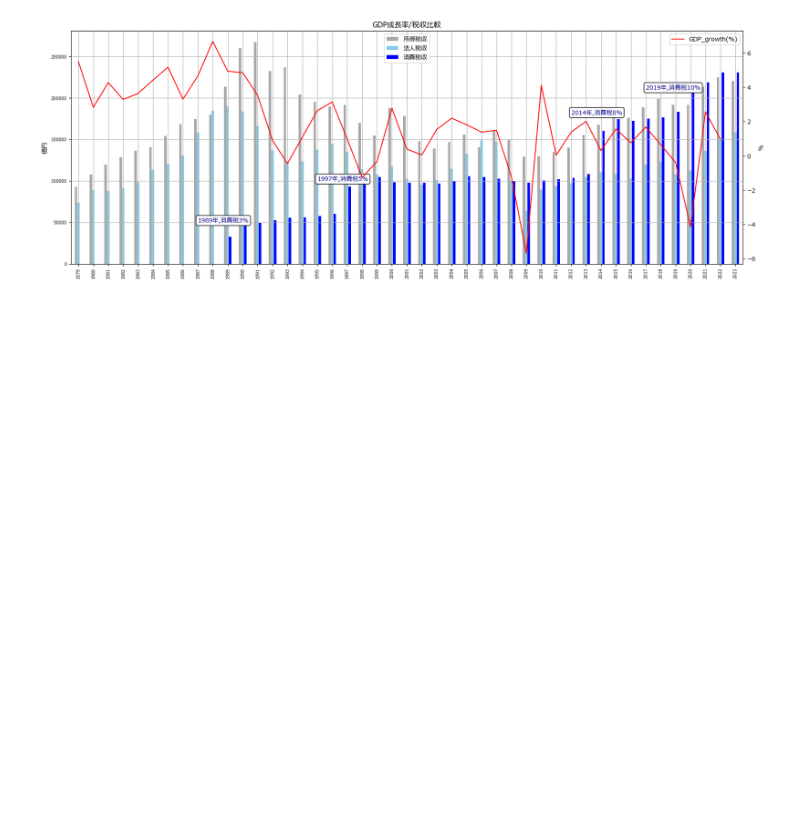
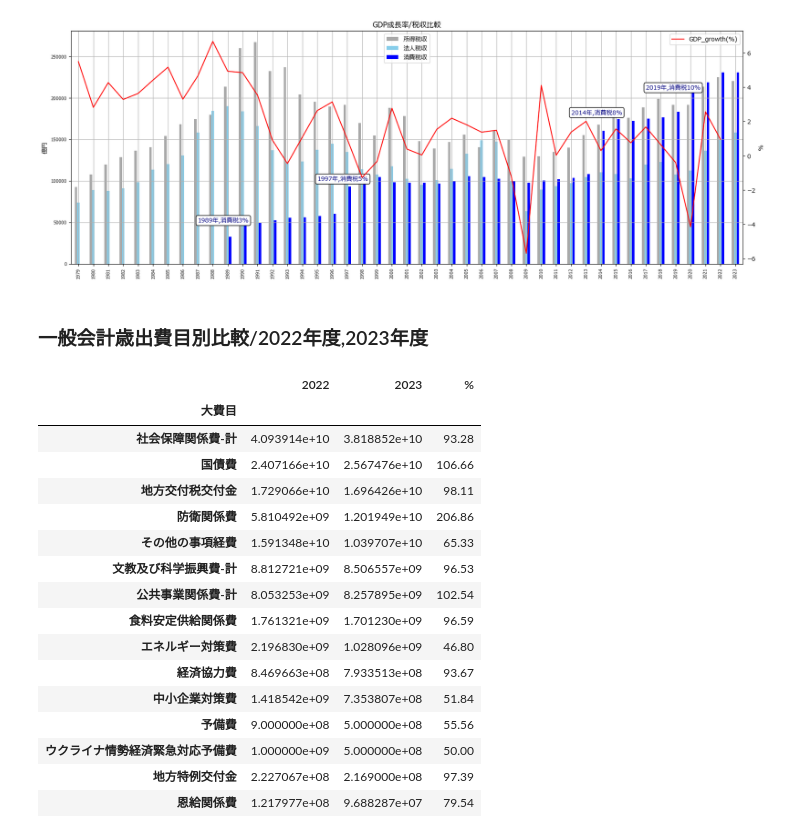
Before and after one commit to Pipikopimame/orbe_public2, a Jupyter notebook: 政府一般会計歳出.ipynb, the cells around one changed output. Saved outputs shown, nothing was run; the diff lists cells and outputs as text; code cells hidden in the pictures; blank space fills up the shorter version.

```diff
--- a/政府一般会計歳出.ipynb
+++ b/政府一般会計歳出.ipynb
@@ -153,3 +147,33 @@ ax.grid(True)
 plt.show()
 # %% [output]
 [figure]
+# %% [markdown]
+<h3>一般会計歳出費目別比較/2022年度,2023年度</h3>
+# %%
+df1 = pd.DataFrame({'大費目':df9.loc[0:14,'大費目'],'2022':df9.loc[0:14,'合計']})
+df2 = pd.DataFrame({'大費目':df9.loc[14:,'大費目'],'2023':df9.loc[14:,'合計']})
+df3 = df1.merge(df2,on='大費目',how='outer')
+df3['%'] = round(df3['2023']/df3['2022']*100,2)
+df3.sort_values(by=['2023'],ascending=False,inplace=True)
+df3.reset_index(drop=True,inplace=True)
+df3.drop(index=0,inplace=True)
+df3.set_index('大費目',inplace=True)
+df3
+# %% [output]
+|  | 2022 | 2023 | % |
+| 大費目 |  |  |  |
+| 社会保障関係費-計 | 4.093914e+10 | 3.818852e+10 | 93.28 |
+| 国債費 | 2.407166e+10 | 2.567476e+10 | 106.66 |
+| 地方交付税交付金 | 1.729066e+10 | 1.696426e+10 | 98.11 |
+| 防衛関係費 | 5.810492e+09 | 1.201949e+10 | 206.86 |
+| その他の事項経費 | 1.591348e+10 | 1.039707e+10 | 65.33 |
+| 文教及び科学振興費-計 | 8.812721e+09 | 8.506557e+09 | 96.53 |
+| 公共事業関係費-計 | 8.053253e+09 | 8.257895e+09 | 102.54 |
+| 食料安定供給関係費 | 1.761321e+09 | 1.701230e+09 | 96.59 |
+| エネルギー対策費 | 2.196830e+09 | 1.028096e+09 | 46.80 |
+| 経済協力費 | 8.469663e+08 | 7.933513e+08 | 93.67 |
+| 中小企業対策費 | 1.418542e+09 | 7.353807e+08 | 51.84 |
+| 予備費 | 9.000000e+08 | 5.000000e+08 | 55.56 |
+| ウクライナ情勢経済緊急対応予備費 | 1.000000e+09 | 5.000000e+08 | 50.00 |
+| 地方特例交付金 | 2.227067e+08 | 2.169000e+08 | 97.39 |
+| 恩給関係費 | 1.217977e+08 | 9.688287e+07 | 79.54 |
```
Also changed, not shown: parts of 5 cells of this notebook.
